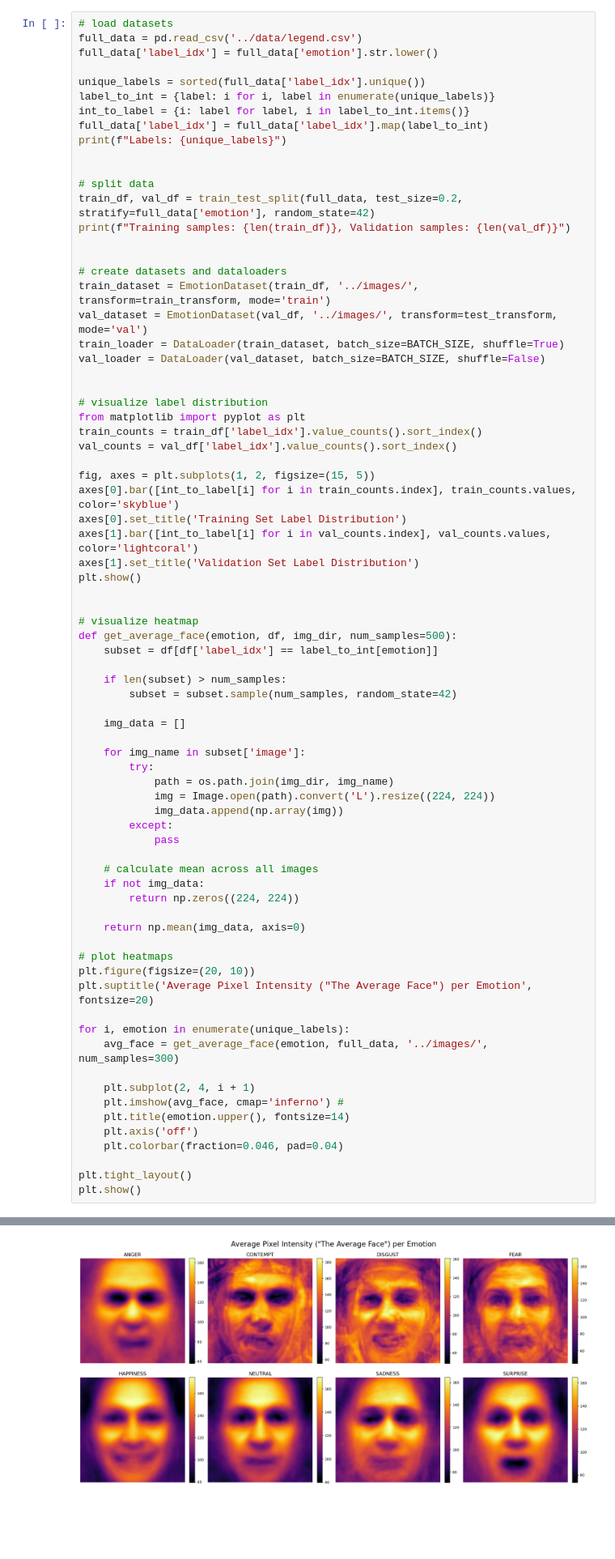
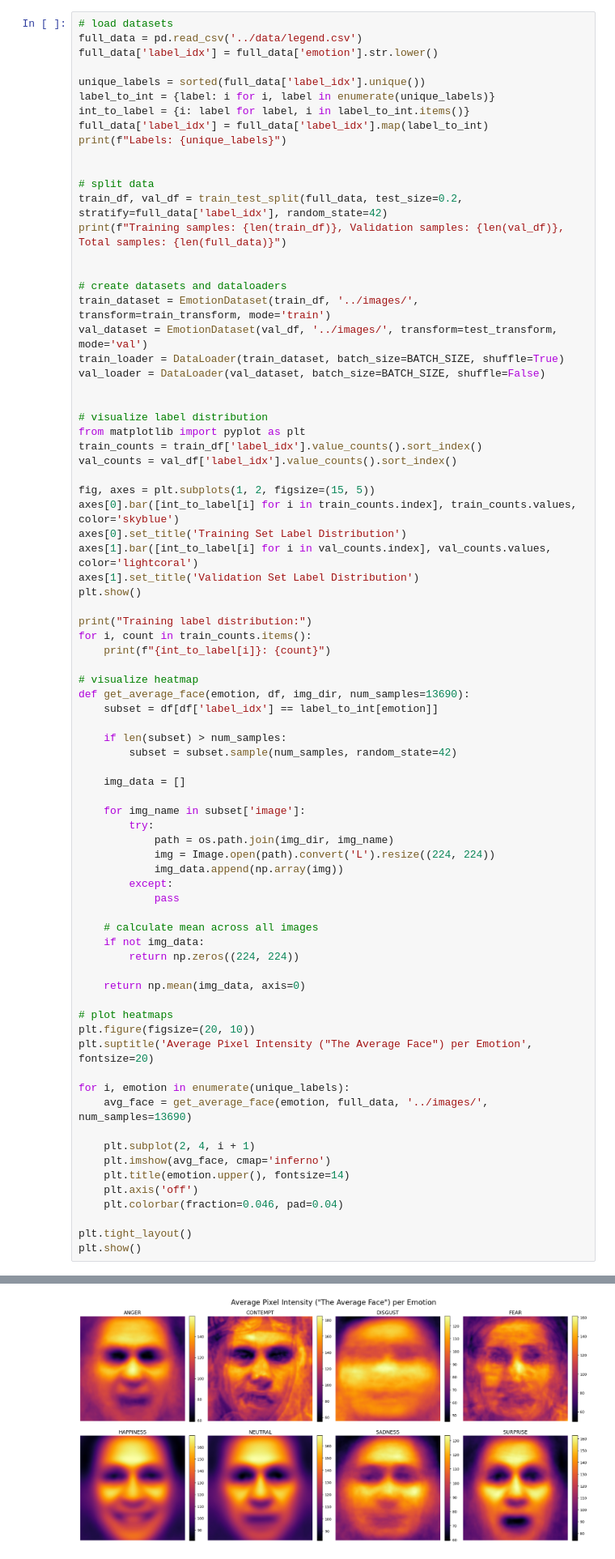
Before and after one commit to syliem1/EmotionalDetection, a Jupyter notebook: VIT/train.ipynb, the cells around one changed output, grey strips where cells are left out. Shown at 81% size. Cells and saved outputs as stored; diff of their text form; blank space fills up the shorter version.

Commit message:
minor fixes with data distribution

```diff
--- a/VIT/train.ipynb
+++ b/VIT/train.ipynb
@@ -90,8 +90,8 @@ print(f"Labels: {unique_labels}")
 
 
 # split data
-train_df, val_df = train_test_split(full_data, test_size=0.2, stratify=full_data['emotion'], random_state=42)
-print(f"Training samples: {len(train_df)}, Validation samples: {len(val_df)}")
+train_df, val_df = train_test_split(full_data, test_size=0.2, stratify=full_data['label_idx'], random_state=42)
+print(f"Training samples: {len(train_df)}, Validation samples: {len(val_df)}, Total samples: {len(full_data)}")
 
 
 # create datasets and dataloaders
@@ -113,9 +113,12 @@ axes[1].bar([int_to_label[i] for i in val_counts.index], val_counts.values, colo
 axes[1].set_title('Validation Set Label Distribution')
 plt.show()
 
+print("Training label distribution:")
+for i, count in train_counts.items():
+    print(f"{int_to_label[i]}: {count}")
 
 # visualize heatmap
-def get_average_face(emotion, df, img_dir, num_samples=500):
+def get_average_face(emotion, df, img_dir, num_samples=13690):
     subset = df[df['label_idx'] == label_to_int[emotion]]
 
     if len(subset) > num_samples:
@@ -142,10 +145,10 @@ plt.figure(figsize=(20, 10))
 plt.suptitle('Average Pixel Intensity ("The Average Face") per Emotion', fontsize=20)
 
 for i, emotion in enumerate(unique_labels):
-    avg_face = get_average_face(emotion, full_data, '../images/', num_samples=300)
+    avg_face = get_average_face(emotion, full_data, '../images/', num_samples=13690)
 
     plt.subplot(2, 4, i + 1)
-    plt.imshow(avg_face, cmap='inferno') #
+    plt.imshow(avg_face, cmap='inferno')
     plt.title(emotion.upper(), fontsize=14)
     plt.axis('off')
     plt.colorbar(fraction=0.046, pad=0.04)
@@ -159,4 +171,4 @@ Training samples: 10952, Validation samples: 2738
-[figure, old version]
+[figure, new version]
 # %%
 # model setup
 config = ViTConfig(
```
Also changed, not shown: parts of 1 cell of this notebook.
